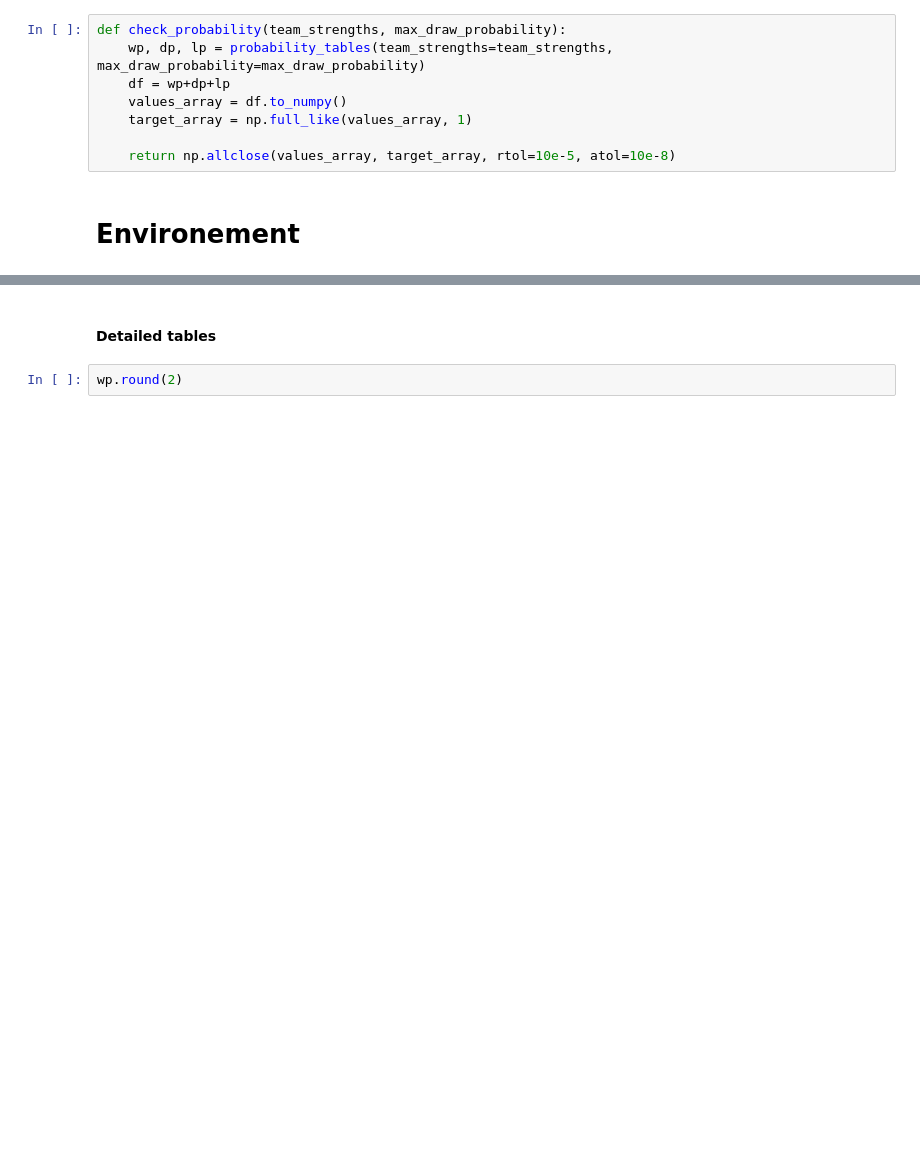
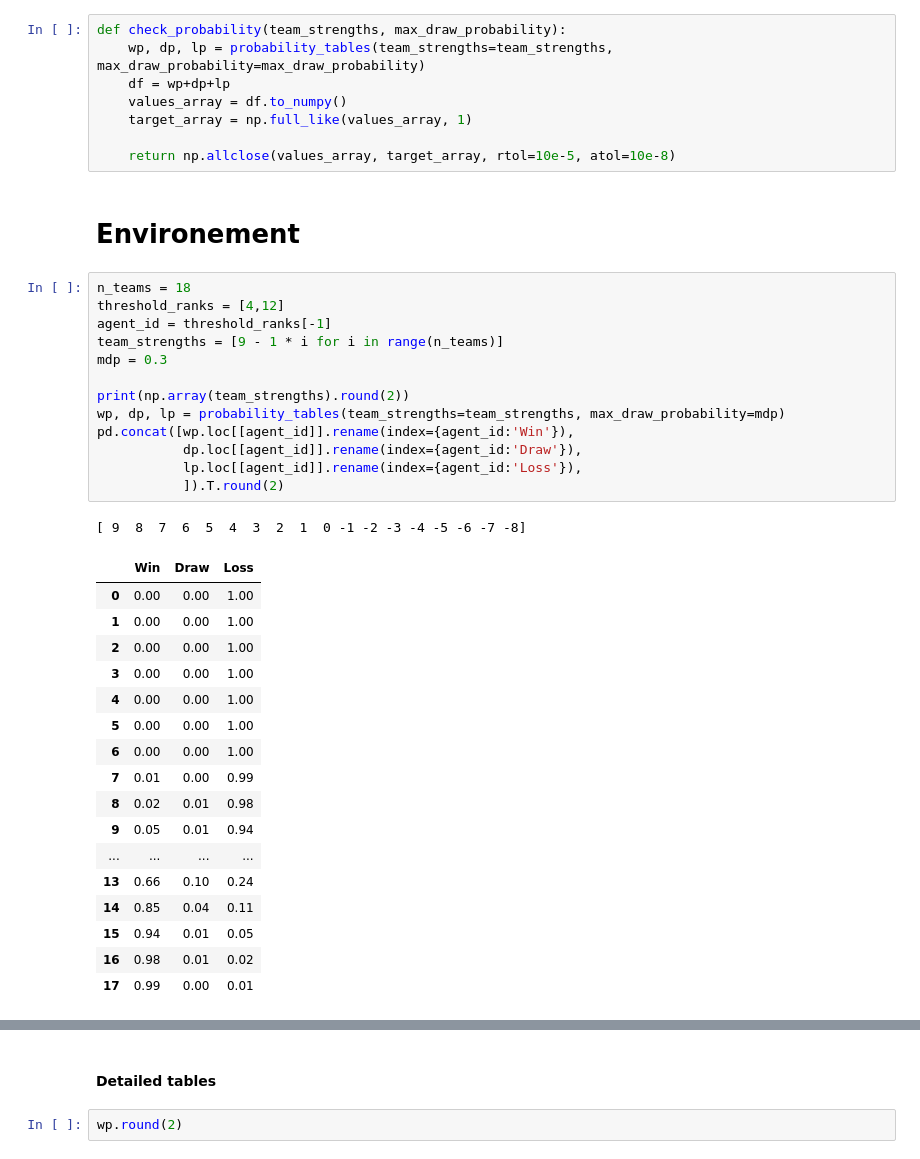
Before and after one commit to arnaud-odet/RL, a Jupyter notebook: notebooks/swiss_round.ipynb, the cells around one changed output, grey strips where cells are left out. Saved outputs shown, nothing was run; the diff lists cells and outputs as text; blank space fills up the shorter version.

```diff
--- a/notebooks/swiss_round.ipynb
+++ b/notebooks/swiss_round.ipynb
@@ -46,4 +46,36 @@ def check_probability(team_strengths, max_draw_probability):
     return np.allclose(values_array, target_array, rtol=10e-5, atol=10e-8)
 # %% [markdown]
 # Environement
+# %%
+n_teams = 18
+threshold_ranks = [4,12]
+agent_id = threshold_ranks[-1]
+team_strengths = [9 - 1 * i for i in range(n_teams)]
+mdp = 0.3
+
+print(np.array(team_strengths).round(2))
+wp, dp, lp = probability_tables(team_strengths=team_strengths, max_draw_probability=mdp)
+pd.concat([wp.loc[[agent_id]].rename(index={agent_id:'Win'}),
+           dp.loc[[agent_id]].rename(index={agent_id:'Draw'}),
+           lp.loc[[agent_id]].rename(index={agent_id:'Loss'}),
+           ]).T.round(2)
+# %% [output]
+[ 9  8  7  6  5  4  3  2  1  0 -1 -2 -3 -4 -5 -6 -7 -8]
+|  | Win | Draw | Loss |
+| 0 | 0.00 | 0.00 | 1.00 |
+| 1 | 0.00 | 0.00 | 1.00 |
+| 2 | 0.00 | 0.00 | 1.00 |
+| 3 | 0.00 | 0.00 | 1.00 |
+| 4 | 0.00 | 0.00 | 1.00 |
+| 5 | 0.00 | 0.00 | 1.00 |
+| 6 | 0.00 | 0.00 | 1.00 |
+| 7 | 0.01 | 0.00 | 0.99 |
+| 8 | 0.02 | 0.01 | 0.98 |
+| 9 | 0.05 | 0.01 | 0.94 |
+| ... | ... | ... | ... |
+| 13 | 0.66 | 0.10 | 0.24 |
+| 14 | 0.85 | 0.04 | 0.11 |
+| 15 | 0.94 | 0.01 | 0.05 |
+| 16 | 0.98 | 0.01 | 0.02 |
+| 17 | 0.99 | 0.00 | 0.01 |
 # %%
```
Also changed, not shown: parts of 12 cells of this notebook, 6 other files.
